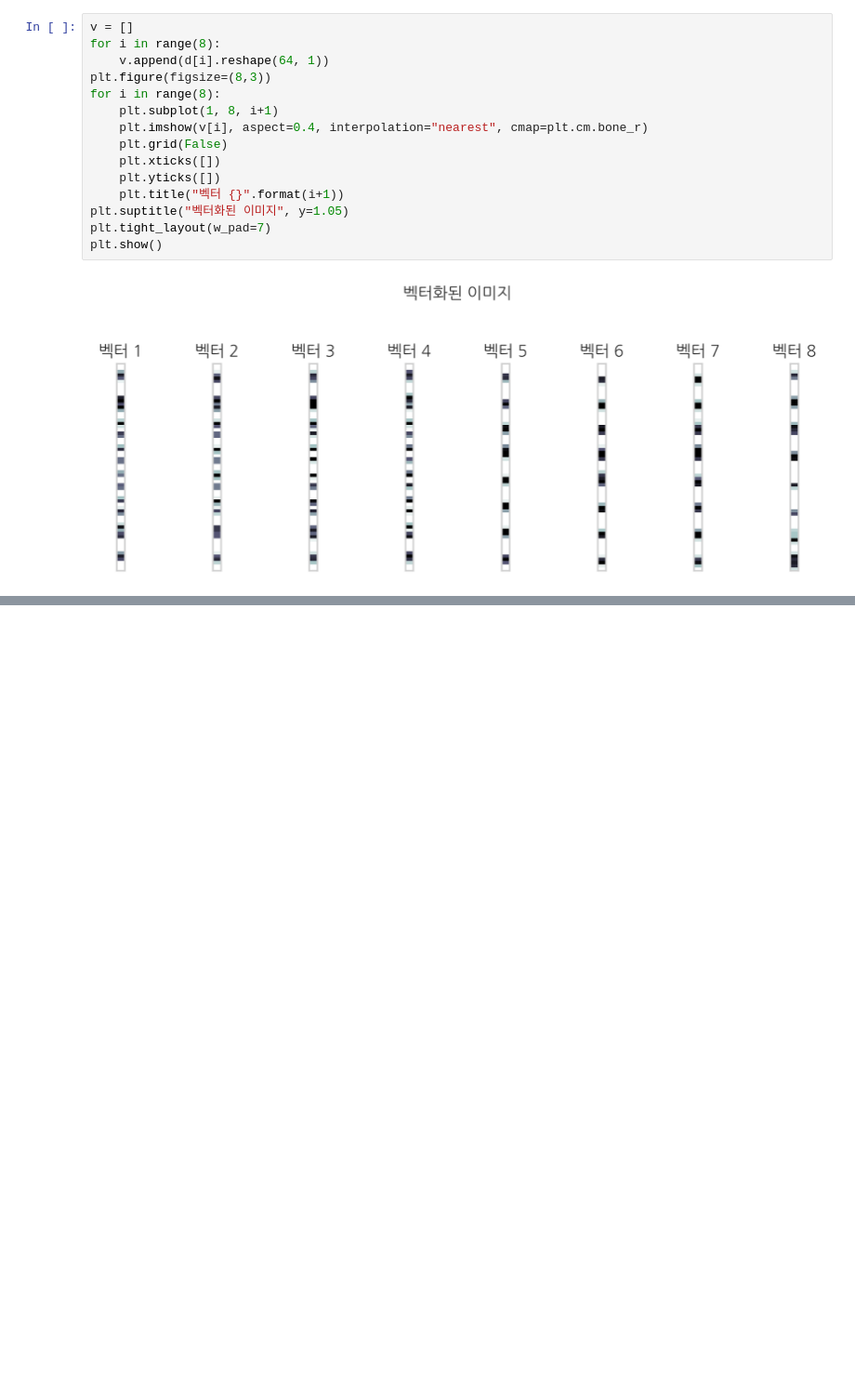
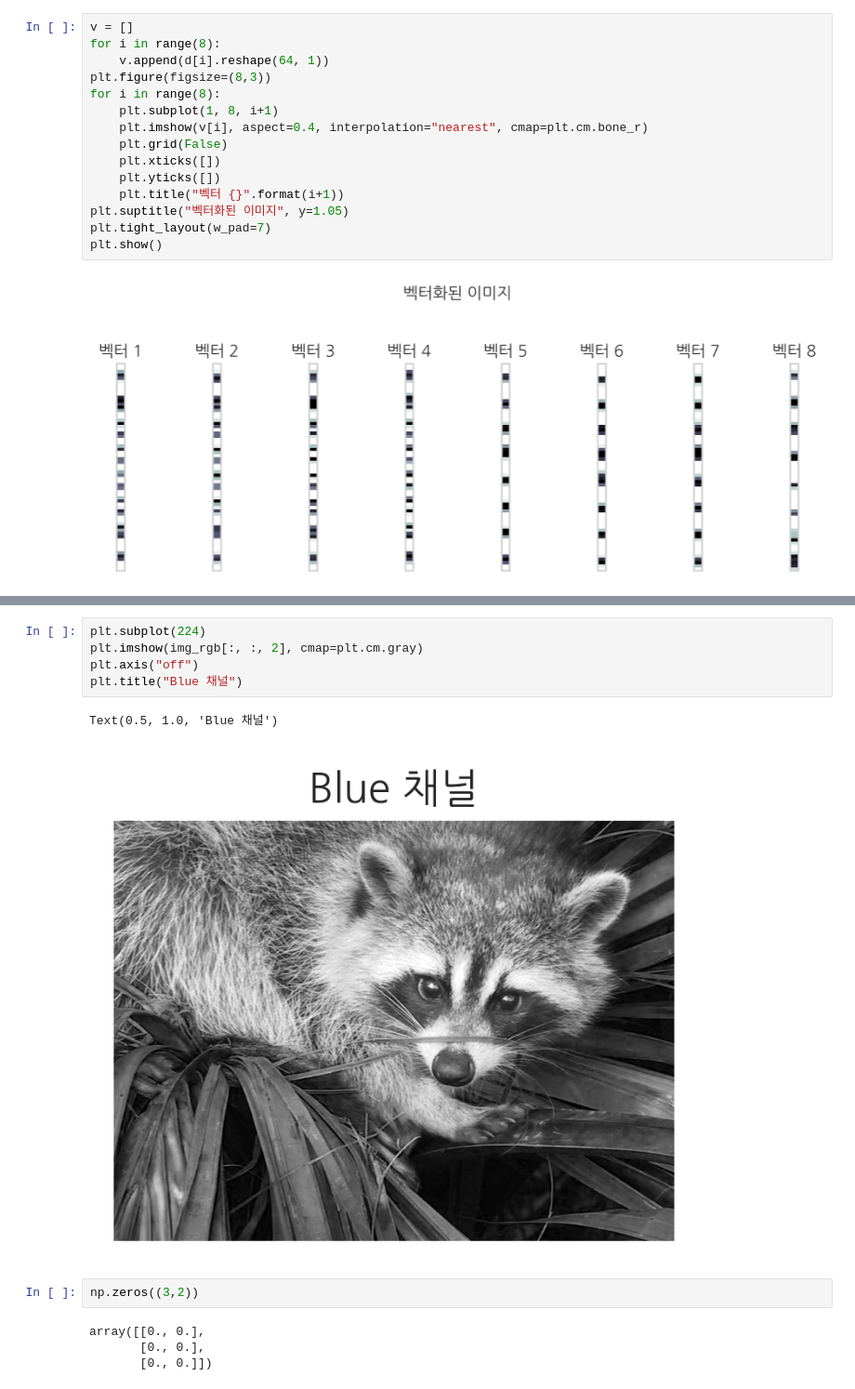
Before and after one commit to Parkyes90/data-science-math, a Jupyter notebook: chapter2.ipynb, the cells around one changed output, grey strips where cells are left out. Shown at 93% size. Saved outputs shown, nothing was run; the diff lists cells and outputs as text; blank space fills up the shorter version.

```diff
--- a/chapter2.ipynb
+++ b/chapter2.ipynb
@@ -59,0 +90,14 @@ plt.show()
+# %%
+plt.subplot(224)
+plt.imshow(img_rgb[:, :, 2], cmap=plt.cm.gray)
+plt.axis("off")
+plt.title("Blue 채널")
+# %% [output]
+Text(0.5, 1.0, 'Blue 채널')
+[figure, added]
+# %%
+np.zeros((3,2))
+# %% [output]
+array([[0., 0.],
+       [0., 0.],
+       [0., 0.]])
```
Also changed, not shown: parts of 11 cells of this notebook.
